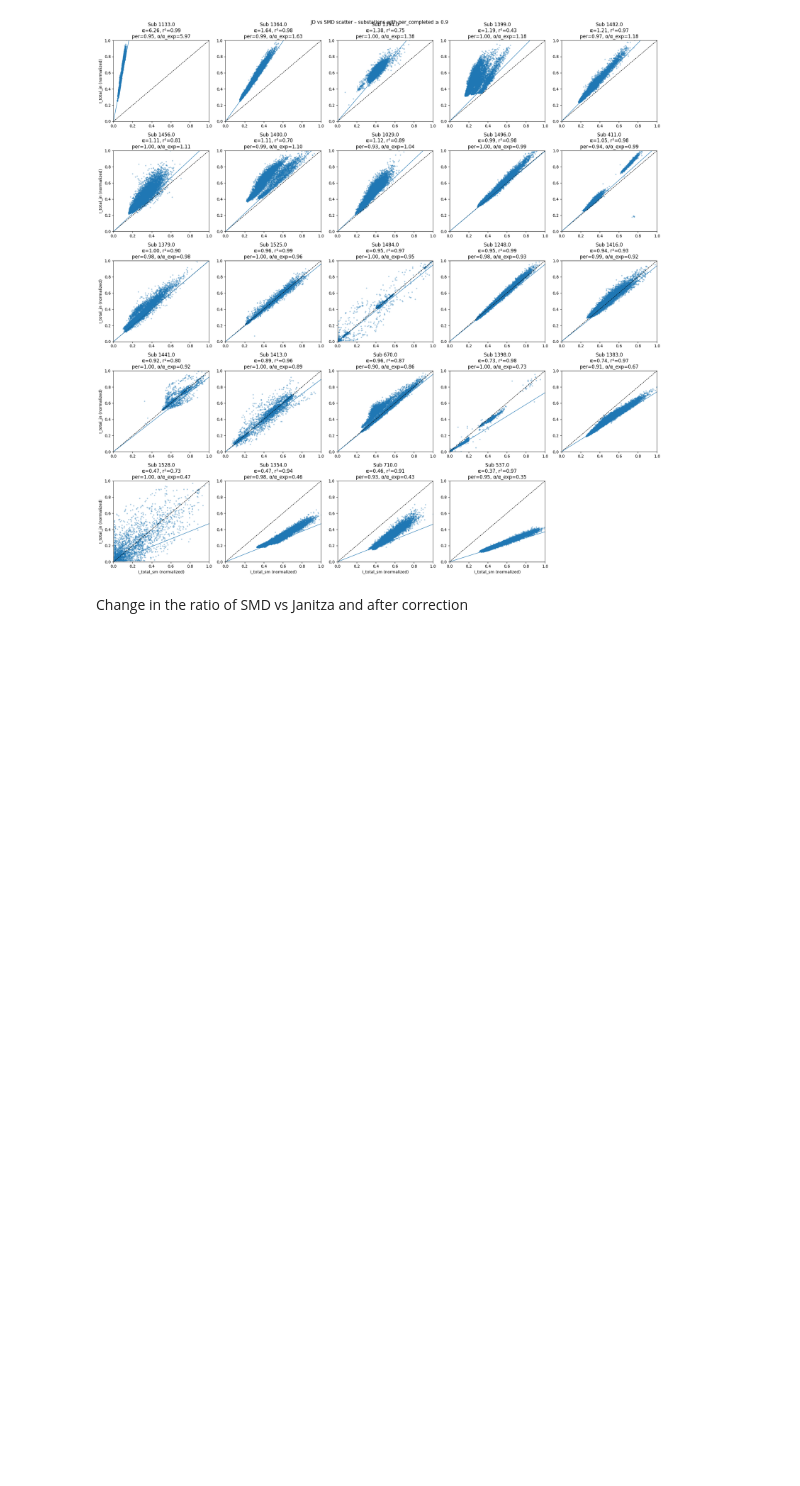
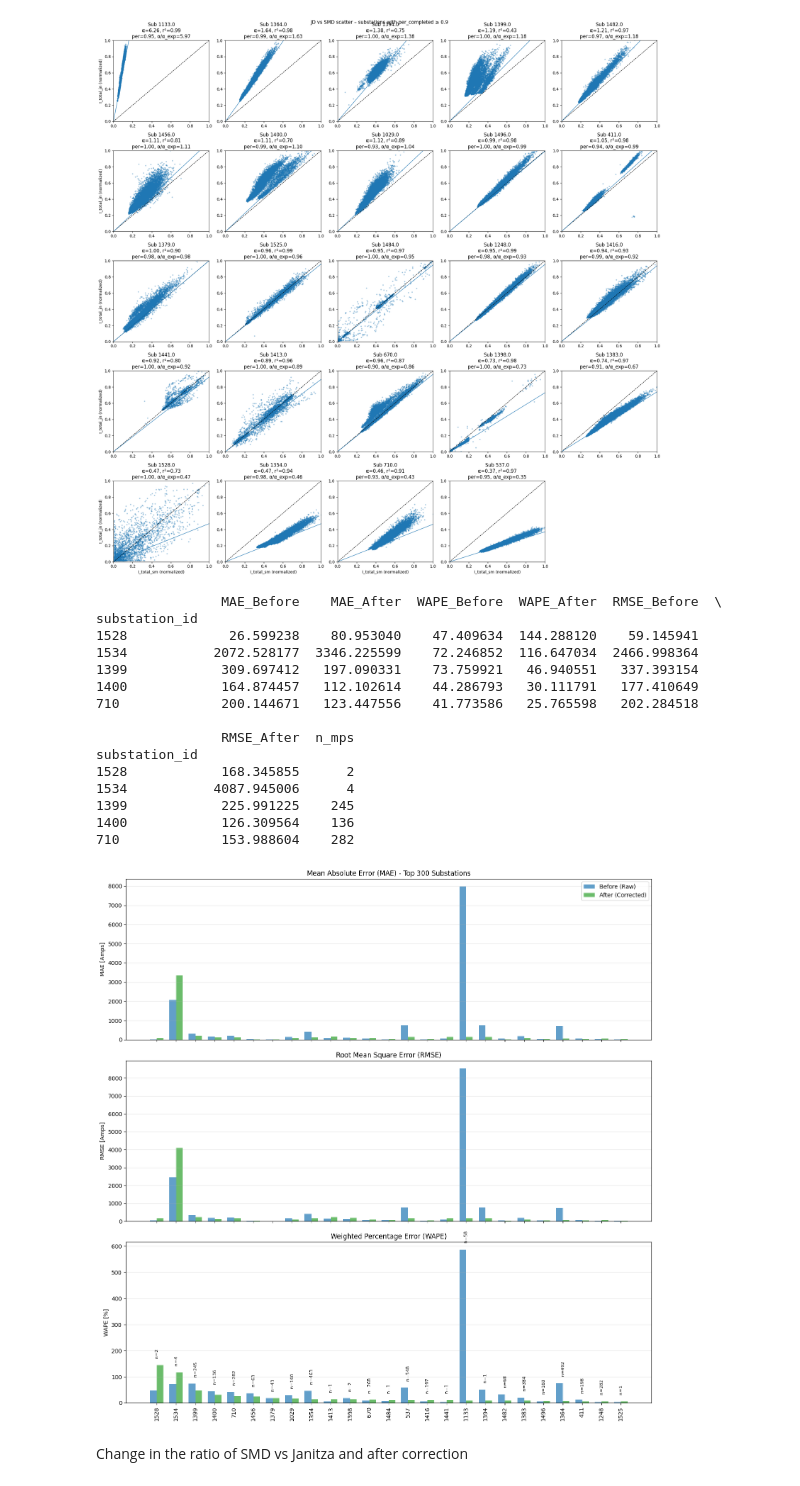
Before and after one commit to MindisBlank/Jasonaq_thesis, a Jupyter notebook: notebooks/ct_ratio_issue.ipynb, the cells around one changed output. Cells and saved outputs as stored; diff of their text form; code cells hidden in the pictures; blank space fills up the shorter version.

```diff
--- a/notebooks/ct_ratio_issue.ipynb
+++ b/notebooks/ct_ratio_issue.ipynb
@@ -637,5 +662,85 @@ plot_scatter_grid(
 )
 # %% [output]
 [figure]
+# %%
+
+# ==========================================
+# 1. PREPARE DATA (Merged only, no correction yet)
+# ==========================================
+df_metrics_before = calculate_robust_metrics( df_merged,sm_col="I_total_sm",jn_col="I_total_jn")
+
+# ==========================================
+# 2. APPLY CORRECTION & RE-CALCULATE
+# ==========================================
+df_after = df_merged.copy()
+
+# Merge alpha_ct
+df_after = df_after.merge(
+    df_computed[["substation_id", "alpha_ct"]],
+    on="substation_id",
+    how="left",
+)
+df_after["alpha_ct"] = df_after["alpha_ct"].fillna(1.0)
+
+# Correct Janitza
+df_after["I_total_jn_corr"] = df_after["I_total_jn"] / df_after["alpha_ct"]
+
+# Calculate metrics on corrected data
+df_metrics_after = calculate_robust_metrics(
+    df_after,
+    sm_col="I_total_sm",
+    jn_col="I_total_jn_corr"
+)
+
+# ==========================================
+# 3. COMBINE & FILTER
+# ==========================================
+cutoff = 0.9
+min_num = 1
+
+# Filter Index based on coverage
+valid_ids = df_metrics_before[
+    (df_metrics_before["per_completed"] >= cutoff) &
+    (df_metrics_before["n_mps"] >= min_num)
+].index
+
+# Select valid rows
+stats_final = pd.DataFrame({
+    "MAE_Before": df_metrics_before.loc[valid_ids, "MAE"],
+    "MAE_After":  df_metrics_after.loc[valid_ids, "MAE"],
+
+    "WAPE_Before": df_metrics_before.loc[valid_ids, "WAPE"],
+    "WAPE_After":  df_metrics_after.loc[valid_ids, "WAPE"],
+
+    "RMSE_Before": df_metrics_before.loc[valid_ids, "RMSE"],
+    "RMSE_After":  df_metrics_after.loc[valid_ids, "RMSE"],
+
+    "n_mps": df_metrics_before.loc[valid_ids, "n_mps"]
+})
+
+# Sort by Improved WAPE
+stats_final = stats_final.sort_values("WAPE_After", ascending=False)
+
+print(stats_final.head())
+
+
+plot_robust_comparison(stats_final)
+# %% [output]
+                MAE_Before    MAE_After  WAPE_Before  WAPE_After  RMSE_Before  \
+substation_id
+1528             26.599238    80.953040    47.409634  144.288120    59.145941
+1534           2072.528177  3346.225599    72.246852  116.647034  2466.998364
+1399            309.697412   197.090331    73.759921   46.940551   337.393154
+1400            164.874457   112.102614    44.286793   30.111791   177.410649
+710             200.144671   123.447556    41.773586   25.765598   202.284518
+
+                RMSE_After  n_mps
+substation_id
+1528            168.345855      2
+1534           4087.945006      4
+1399            225.991225    245
+1400            126.309564    136
+710             153.988604    282
+[figure, added]
 # %% [markdown]
 Change in the ratio of SMD vs Janitza and after correction
```
Also changed, not shown: parts of 26 cells of this notebook, 5 other files.
